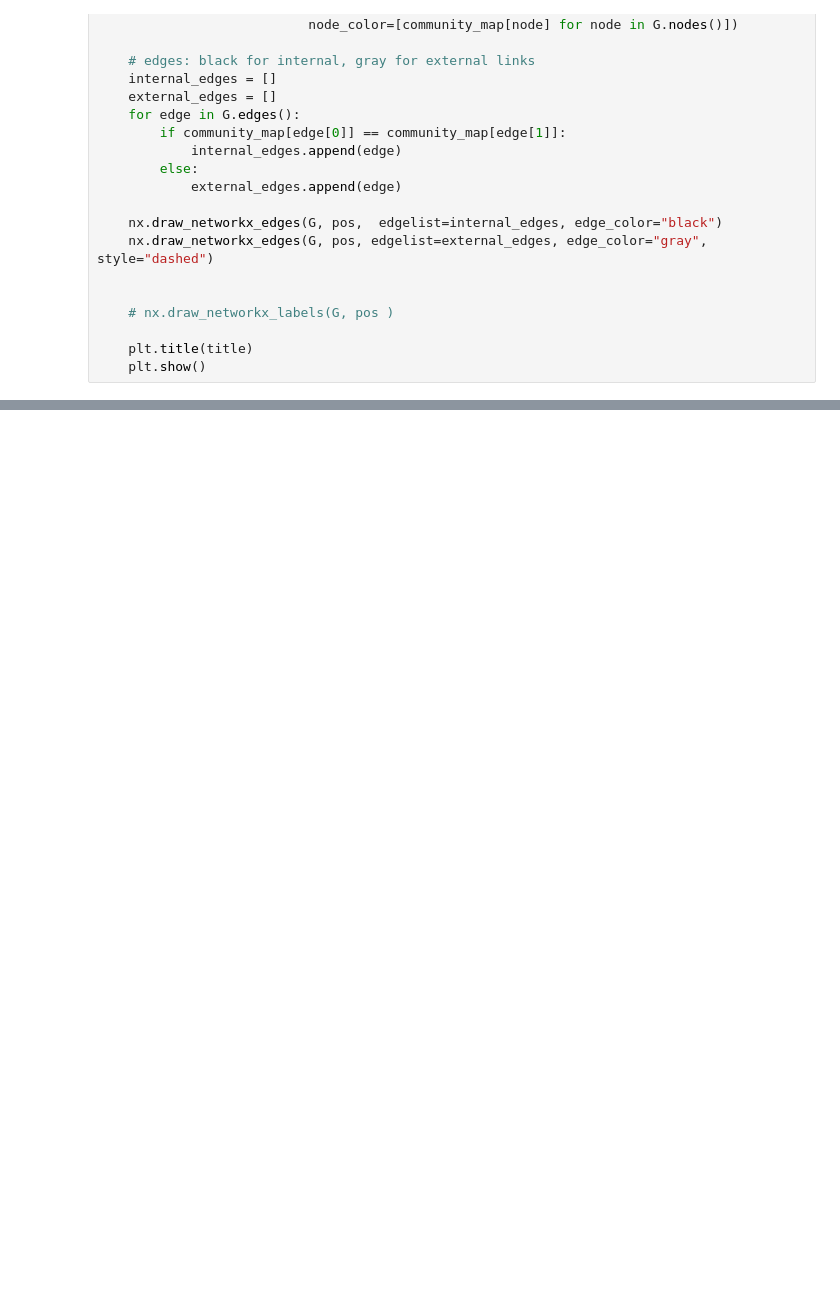
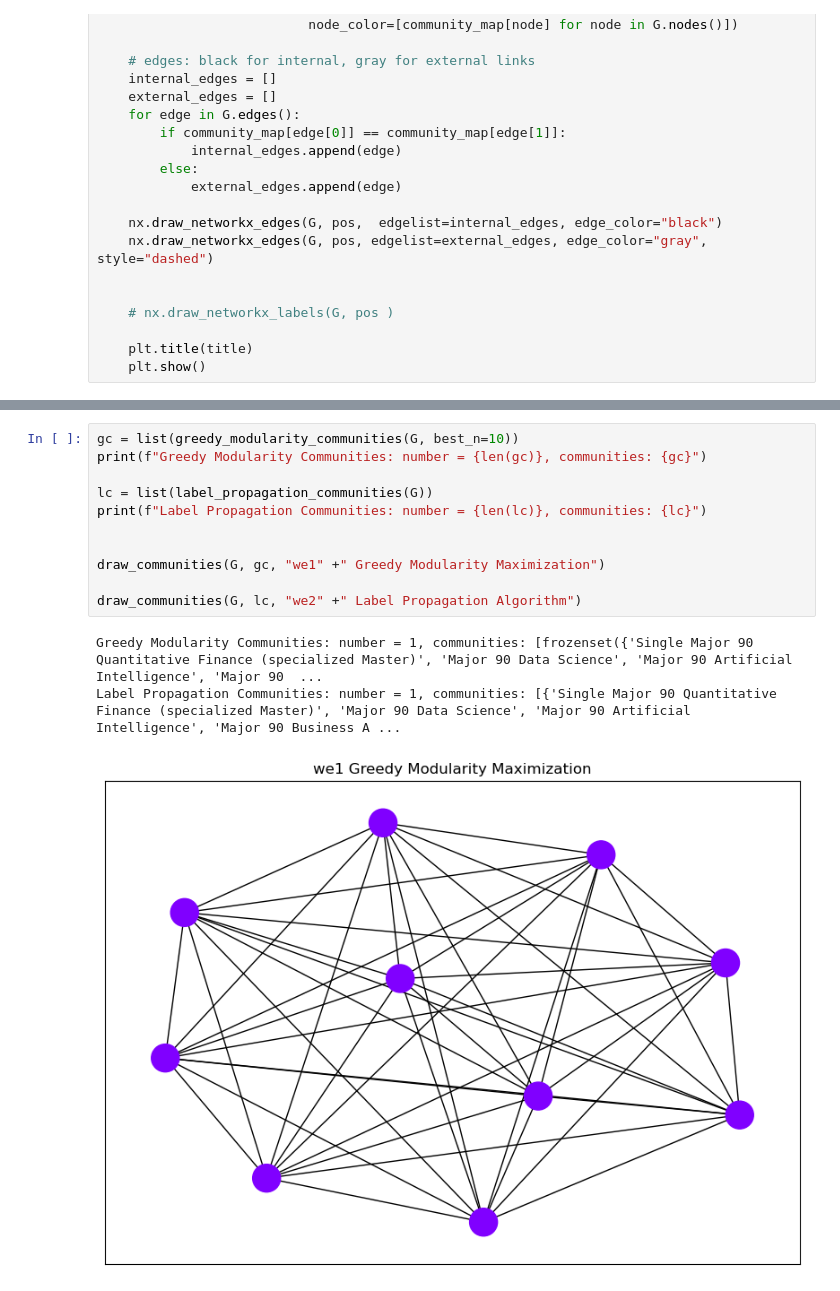
Before and after one commit to mwooll/UZH_Network, a Jupyter notebook: src/graph_uros_study_programs.ipynb, the cells around one changed output, grey strips where cells are left out. Cells and saved outputs as stored; diff of their text form; blank space fills up the shorter version.

Commit message:
communities test 1

```diff
--- a/src/graph_uros_study_programs.ipynb
+++ b/src/graph_uros_study_programs.ipynb
@@ -433,0 +600,15 @@ Label Propagation Communities: number = 18, communities: [{'Doctoral Program Bio
+# %%
+gc = list(greedy_modularity_communities(G, best_n=10))
+print(f"Greedy Modularity Communities: number = {len(gc)}, communities: {gc}")
+
+lc = list(label_propagation_communities(G))
+print(f"Label Propagation Communities: number = {len(lc)}, communities: {lc}")
+
+
+draw_communities(G, gc, "we1" +" Greedy Modularity Maximization")
+
+draw_communities(G, lc, "we2" +" Label Propagation Algorithm")
+# %% [output]
+Greedy Modularity Communities: number = 1, communities: [frozenset({'Single Major 90 Quantitative Finance (specialized Master)', 'Major 90 Data Science', 'Major 90 Artificial Intelligence', 'Major 90  ...
+Label Propagation Communities: number = 1, communities: [{'Single Major 90 Quantitative Finance (specialized Master)', 'Major 90 Data Science', 'Major 90 Artificial Intelligence', 'Major 90 Business A ...
+[figure, added]
```
Also changed, not shown: parts of 17 cells of this notebook.
